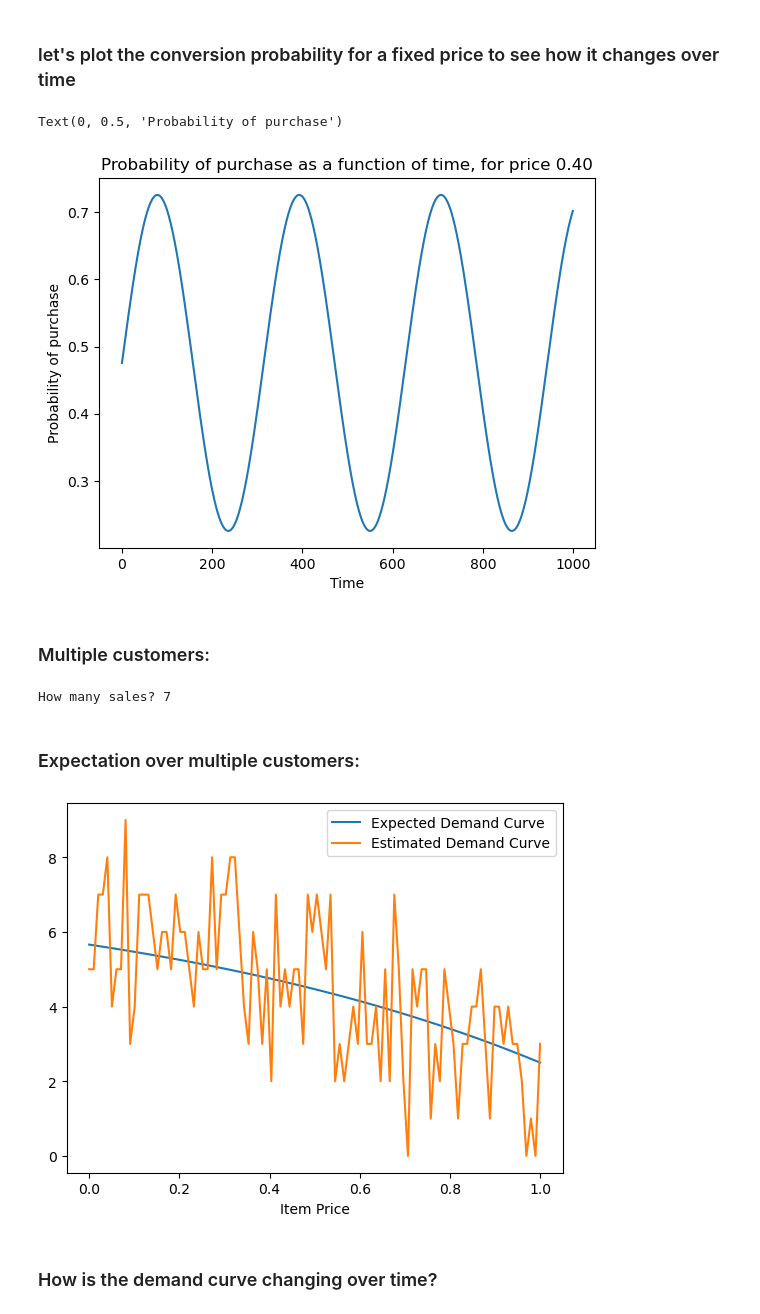
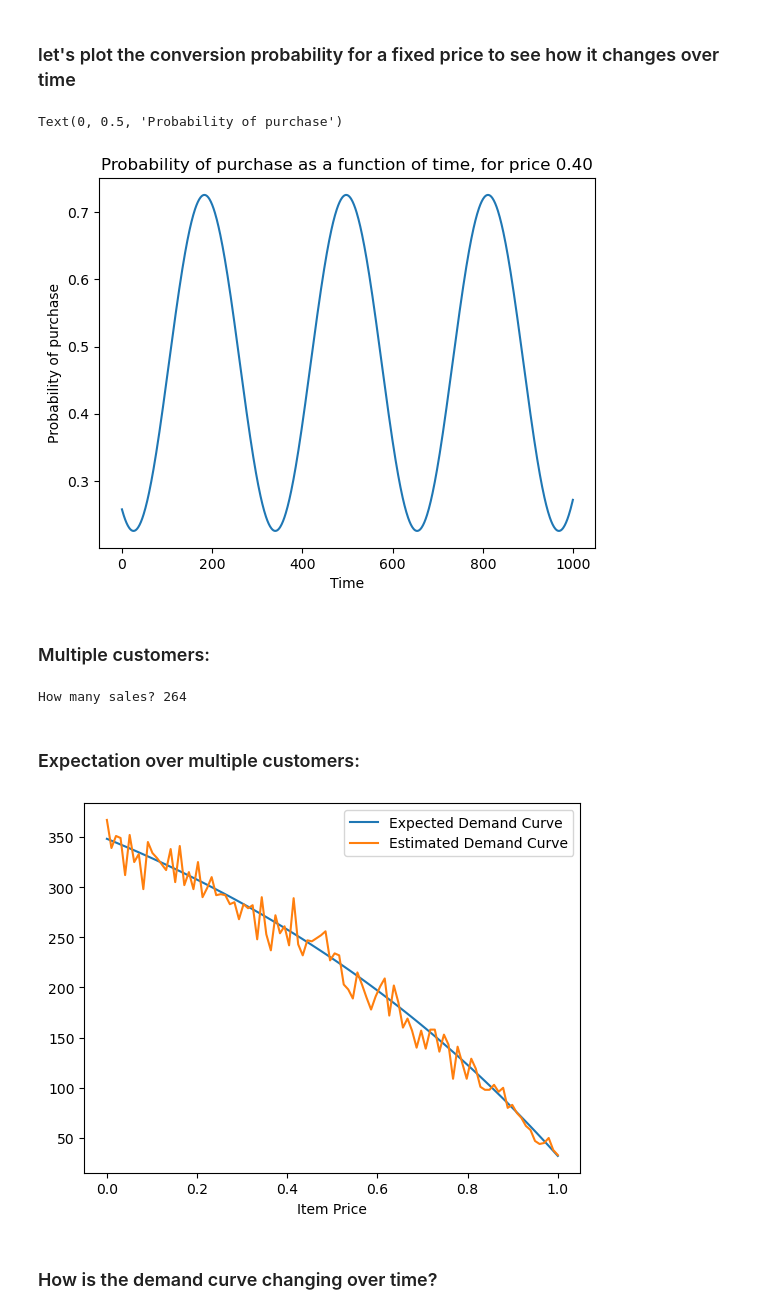
Before and after one commit to giulio8/OLA_project, a Jupyter notebook: Adversarial_pricing.ipynb, the cells around one changed output. Drawn from its saved outputs; the diff is of its cells as text; code cells hidden in the pictures.

```diff
--- a/Adversarial_pricing.ipynb
+++ b/Adversarial_pricing.ipynb
@@ -20,6 +20,7 @@ max_price = 1
 
 
 def changing_x(t):
+    t += 210 # TRYYYY
     tau = 50.0
     """# we change value of x every tau time steps
     t = t // tau # integer division"""
@@ -55,35 +56,37 @@ plt.xlabel('Time')
 plt.ylabel('Probability of purchase')
 # %% [output]
 Text(0, 0.5, 'Probability of purchase')
-[figure, old version]
+[figure, new version]
 # %% [markdown]
 ### Multiple customers:
 # %%
 from Configuration import N_USERS # fixed value; the more customers we have, the more the estimate will converge to the true probability
 
-sales = np.random.binomial(N_USERS, conversion_probability(price, t0))
+n_users = 1000#N_USERS
+
+sales = np.random.binomial(n_users, conversion_probability(price, t0))
 
 # will the customer buy my product at this price?
 print(f'How many sales? {sales}')
 # %% [output]
-How many sales? 7
+How many sales? 264
 # %% [markdown]
 ### Expectation over multiple customers:
 # %%
 prices = np.linspace(min_price, max_price, 100)
 t0=0
-expected_demand_curve = N_USERS*conversion_probability(prices, t0)
+expected_demand_curve = n_users*conversion_probability(prices, t0)
 
-estimated_demand_curve = np.random.binomial(N_USERS, conversion_probability(prices, t0))
+estimated_demand_curve = np.random.binomial(n_users, conversion_probability(prices, t0))
 
 plt.figure()
 plt.plot(prices, expected_demand_curve, label='Expected Demand Curve')
 plt.plot(prices, estimated_demand_curve, label='Estimated Demand Curve')
 plt.xlabel('Item Price')
 plt.legend()
 plt.show();
 # %% [output]
-[figure, old version]
+[figure, new version]
 # %% [markdown]
 ### How is the demand curve changing over time?
 # %%
```
Also changed, not shown: parts of 15 cells of this notebook.
